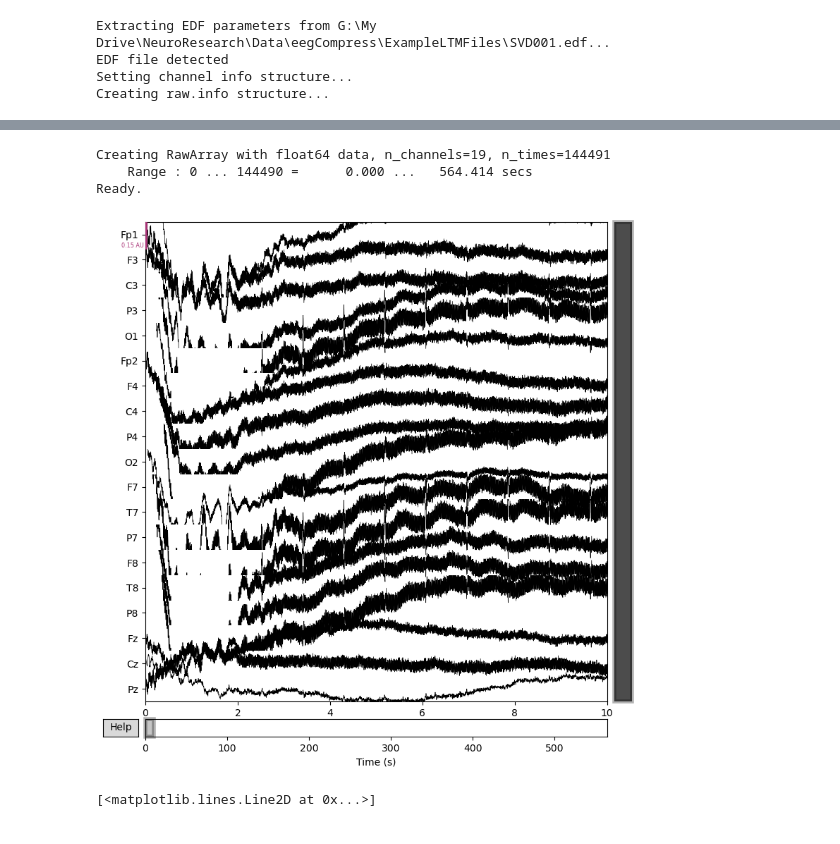
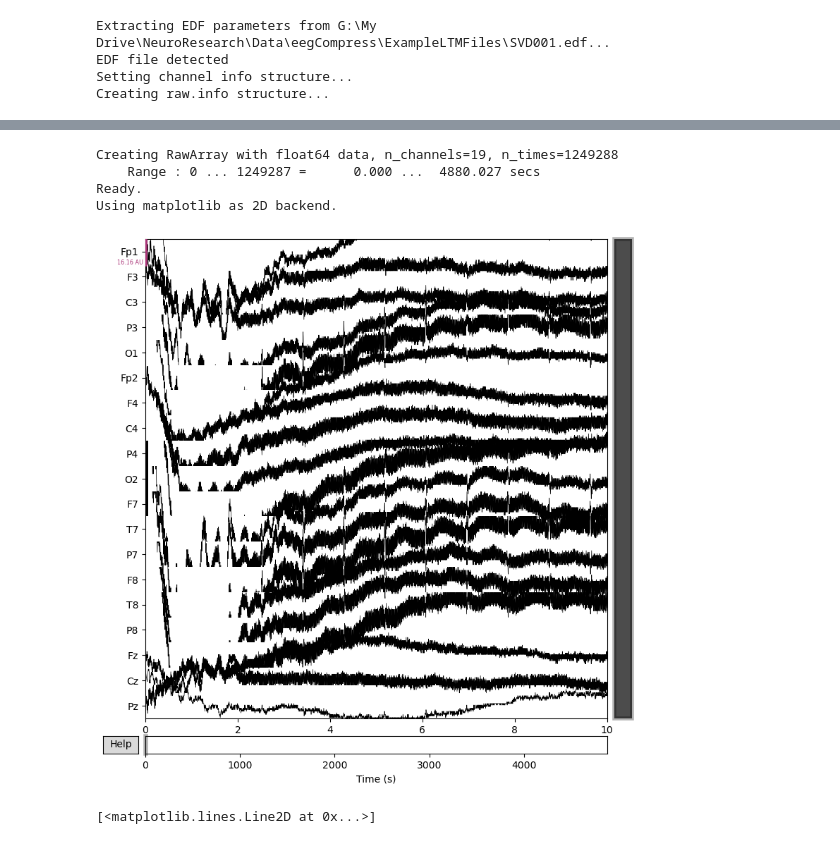
Before and after one commit to mettinger/eegCompress, a Jupyter notebook: prepData.ipynb, the cells around one changed output, grey strips where cells are left out. Saved outputs shown, nothing was run; the diff lists cells and outputs as text; code cells hidden in the pictures.

```diff
--- a/prepData.ipynb
+++ b/prepData.ipynb
@@ -94,5 +92,7 @@ sampleMinGap = 256
 
 chanList = mne.pick_channels(raw.info['ch_names'], goodChannels)
 temp = raw.get_data()[chanList]
-temp = standardizeMatrix(temp)
+#temp = standardizeMatrix(temp)
 tempList = elimPeaks(temp, sigmaThreshold, sampleHalfWidthElim, sampleMinGap)
+
+tempCat = np.concatenate(tempList, 1)
@@ -99,12 +106,16 @@ tempList = elimPeaks(temp, sigmaThreshold, sampleHalfWidthElim, sampleMinGap)
+# %%
+tempCat2 = tempCat * 10**6
+tempCat2 = tempCat2.astype(np.int8)
 # %%
 info = mne.create_info(goodChannels, 256)
-tempRaw = mne.io.RawArray(tempList[0].astype(np.float16), info)
+tempRaw = mne.io.RawArray(tempCat2, info)
 tempRaw.plot()
 # %% [output]
-Creating RawArray with float64 data, n_channels=19, n_times=144491
-    Range : 0 ... 144490 =      0.000 ...   564.414 secs
+Creating RawArray with float64 data, n_channels=19, n_times=1249288
+    Range : 0 ... 1249287 =      0.000 ...  4880.027 secs
 Ready.
+Using matplotlib as 2D backend.
-[figure, old version]
+[figure, new version]
 # %%
 lowPass = 40
 sigmaThreshold = 8
```
Also changed, not shown: parts of 3 cells of this notebook.
